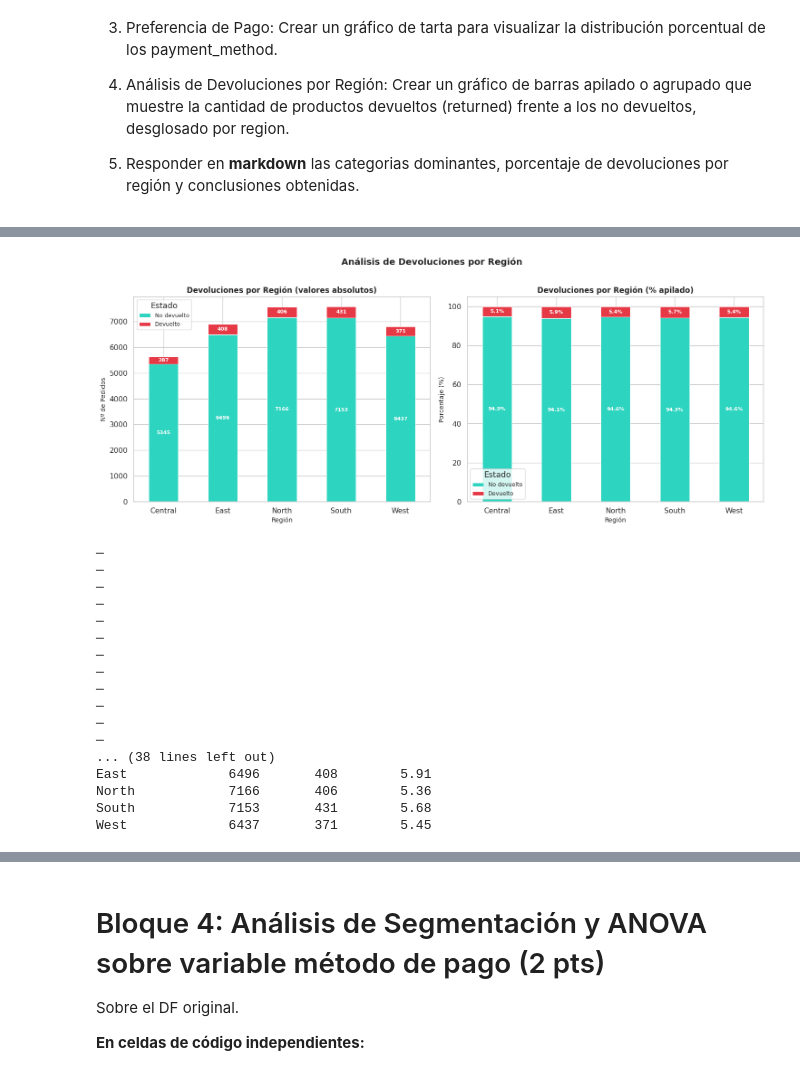
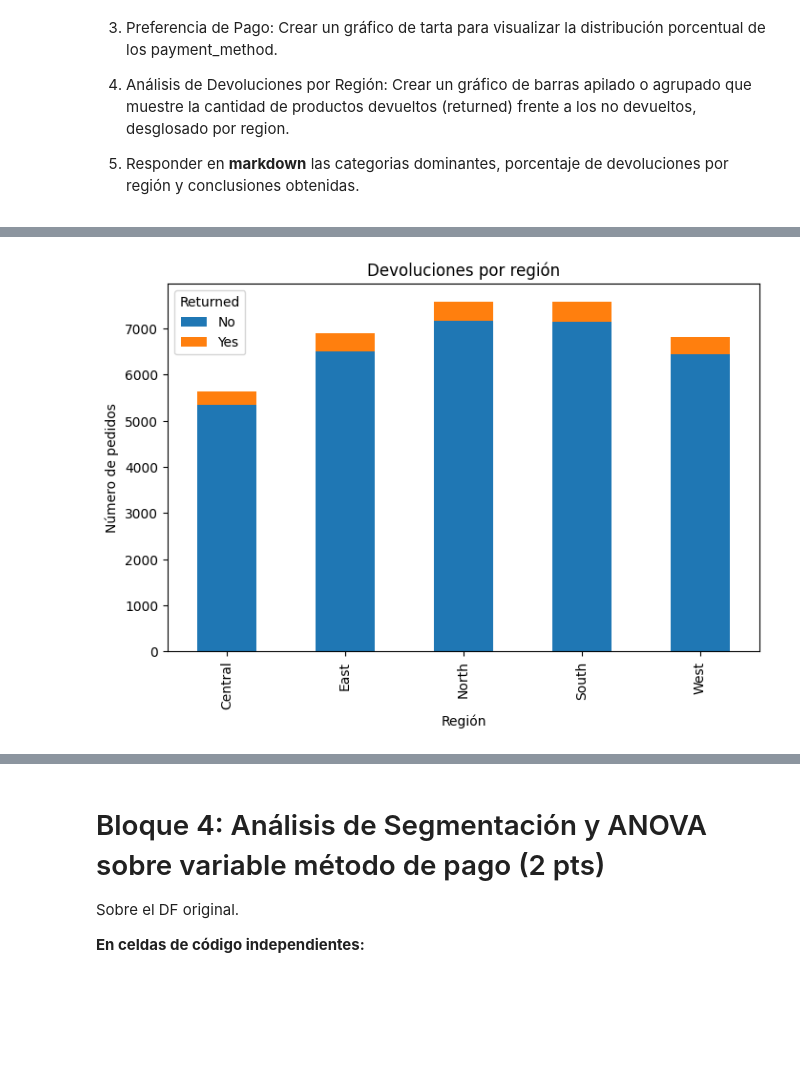
Before and after one commit to iriveraf01/Python-2526, a Jupyter notebook: AD/TrabajoTema3/Trabajo_Final.ipynb, the cells around one changed output, grey strips where cells are left out. Saved outputs shown, nothing was run; the diff lists cells and outputs as text; code cells hidden in the pictures; blank space fills up the shorter version.

```diff
--- a/AD/TrabajoTema3/Trabajo_Final.ipynb
+++ b/AD/TrabajoTema3/Trabajo_Final.ipynb
@@ -365,72 +359,19 @@ plt.show()
 # %%
-sns.set_theme(style='whitegrid', font_scale=1.05)
+tabla_dev = pd.crosstab(df['region'], df['returned'])
 
-# ── Tabla pivote returned × region ───────────────────────────────────────────
-pivot = (df.groupby(['region', 'returned'])
-           .size()
-           .unstack(fill_value=0)
-           .rename(columns={'No': 'No devuelto', 'Yes': 'Devuelto'}))
+tabla_dev.plot(
+    kind='bar',
+    stacked=True,
+    figsize=(8,5)
+)
 
-pivot_pct = pivot.div(pivot.sum(axis=1), axis=0) * 100
+plt.title("Devoluciones por región")
+plt.xlabel("Región")
+plt.ylabel("Número de pedidos")
 
-# ── Barras apiladas ───────────────────────────────────────────────────────────
-fig, axes = plt.subplots(1, 2, figsize=(15, 6))
+plt.legend(title="Returned")
 
-colors = ['#2DD4BF', '#E63946']
-
-pivot.plot(kind='bar', stacked=True, ax=axes[0], color=colors,
-           edgecolor='white', linewidth=0.8)
-axes[0].set_title('Devoluciones por Región (valores absolutos)',
-                  fontsize=12, fontweight='bold')
-axes[0].set_xlabel('Región', fontsize=10)
-axes[0].set_ylabel('Nº de Pedidos', fontsize=10)
-axes[0].tick_params(axis='x', rotation=0)
-axes[0].legend(title='Estado', fontsize=9)
-for bar_group in axes[0].containers:
-    axes[0].bar_label(bar_group, fmt='%d', label_type='center',
-                      fontsize=8, color='white', fontweight='bold')
-
-pivot_pct.plot(kind='bar', stacked=True, ax=axes[1], color=colors,
-               edgecolor='white', linewidth=0.8)
-axes[1].set_title('Devoluciones por Región (% apilado)',
-                  fontsize=12, fontweight='bold')
-axes[1].set_xlabel('Región', fontsize=10)
-axes[1].set_ylabel('Porcentaje (%)', fontsize=10)
-axes[1].set_ylim(0, 105)
-axes[1].tick_params(axis='x', rotation=0)
-axes[1].legend(title='Estado', fontsize=9)
-for bar_group in axes[1].containers:
-    axes[1].bar_label(bar_group, fmt='%.1f%%', label_type='center',
-                      fontsize=8, color='white', fontweight='bold')
-
-fig.suptitle('Análisis de Devoluciones por Región', fontsize=14, fontweight='bold', y=1.01)
-plt.tight_layout()
 plt.show()
-
-# ── Print tabla resumen ───────────────────────────────────────────────────────
-print('\n─' * 45)
-print('  TASA DE DEVOLUCIÓN POR REGIÓN (%)')
-print('─' * 45)
-resumen = pivot.copy()
-resumen['% Devuelto'] = (pivot['Devuelto'] / pivot.sum(axis=1) * 100).round(2)
-print(resumen.to_string())
 # %% [output]
-[figure, old version]
+[figure, new version]
-─
-─
-─
-─
-─
-─
-─
-─
-─
-─
-─
-─
-... (38 lines left out)
-East             6496       408        5.91
-North            7166       406        5.36
-South            7153       431        5.68
-West             6437       371        5.45
 # %% [markdown]
```
Also changed, not shown: parts of 31 cells of this notebook, 2 other files.
